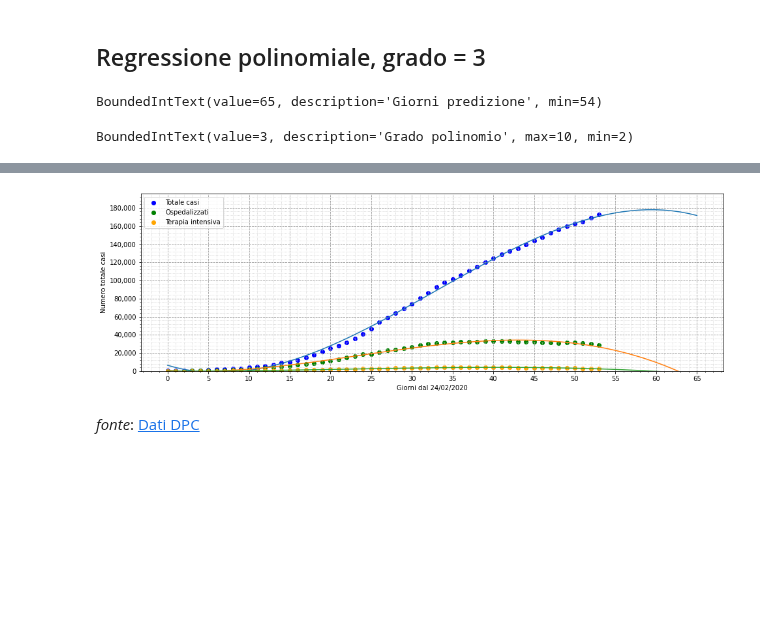
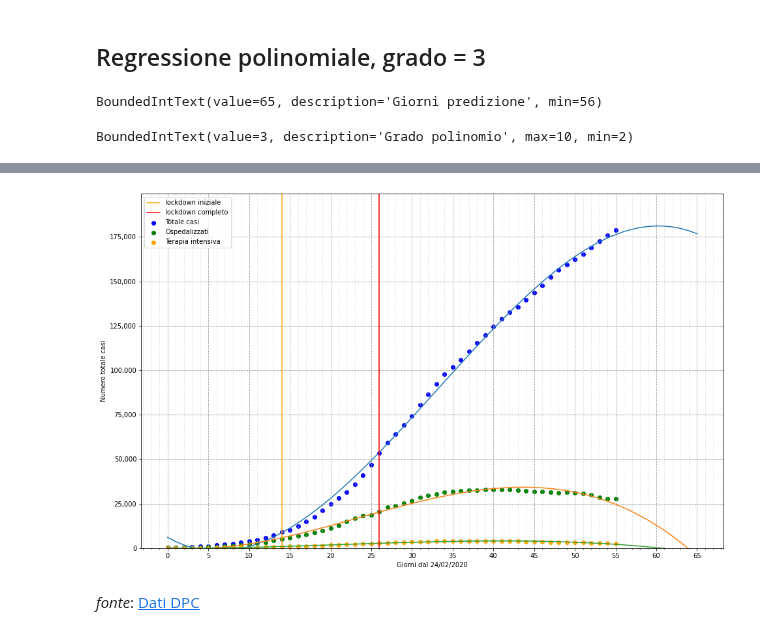
Before and after one commit to iosand71/covid19, a Jupyter notebook: covid19-italia.ipynb, the cells around one changed output, grey strips where cells are left out. Saved outputs shown, nothing was run; the diff lists cells and outputs as text; code cells hidden in the pictures; blank space fills up the shorter version.

```diff
--- a/covid19-italia.ipynb
+++ b/covid19-italia.ipynb
@@ -15,7 +15,7 @@ import matplotlib
 # Config
 
 url = "https://raw.githubusercontent.com/pcm-dpc/COVID-19/master/dati-andamento-nazionale/dpc-covid19-ita-andamento-nazionale.csv"
-days_range = 50
+days_range = 65
 order = 3
 log_scale = True
 
@@ -50,6 +50,8 @@ def fmt_plot(aplot, size):
     return aplot
   aplot.yaxis.set_major_locator(MultipleLocator(size))
   aplot.yaxis.set_minor_locator(AutoMinorLocator(5))
+  aplot.axvline(x=14, color="orange", label="lockdown iniziale")
+  aplot.axvline(x=26, color="red", label="lockdown completo")
   return aplot
 
 def format_row_wise(styler, formatter):
@@ -334,6 +336,8 @@ def draw_predictions():
     plt_poly2 = plt.plot(pred_x, poly2(pred_x))
     plt_poly3 = plt.plot(pred_x, poly3(pred_x))
     plt.ylim(0,poly(pred_x).max().item() * 1.1)
+    plt.axvline(x=14, color="orange", label="lockdown iniziale")
+    plt.axvline(x=26, color="red", label="lockdown completo")
     legend = plt.legend()
 
 days_slider = widgets.BoundedIntText(
@@ -368,9 +372,8 @@ def order_handler(obj):
         draw_predictions()
 order_slider.observe(order_handler,'value')
 
-
 draw_predictions()
 display(output2)
 # %% [output]
-BoundedIntText(value=65, description='Giorni predizione', min=54)
+BoundedIntText(value=65, description='Giorni predizione', min=56)
 BoundedIntText(value=3, description='Grado polinomio', max=10, min=2)
@@ -377,3 +381,3 @@ BoundedIntText(value=3, description='Grado polinomio', max=10, min=2)
-[figure, old version]
+[figure, new version]
 # %% [markdown]
 *fonte*: [Dati DPC](https://github.com/pcm-dpc/COVID-19/blob/master/dati-andamento-nazionale/dpc-covid19-ita-andamento-nazionale.csv)
```
Also changed, not shown: parts of 5 cells of this notebook, 1 other file.
